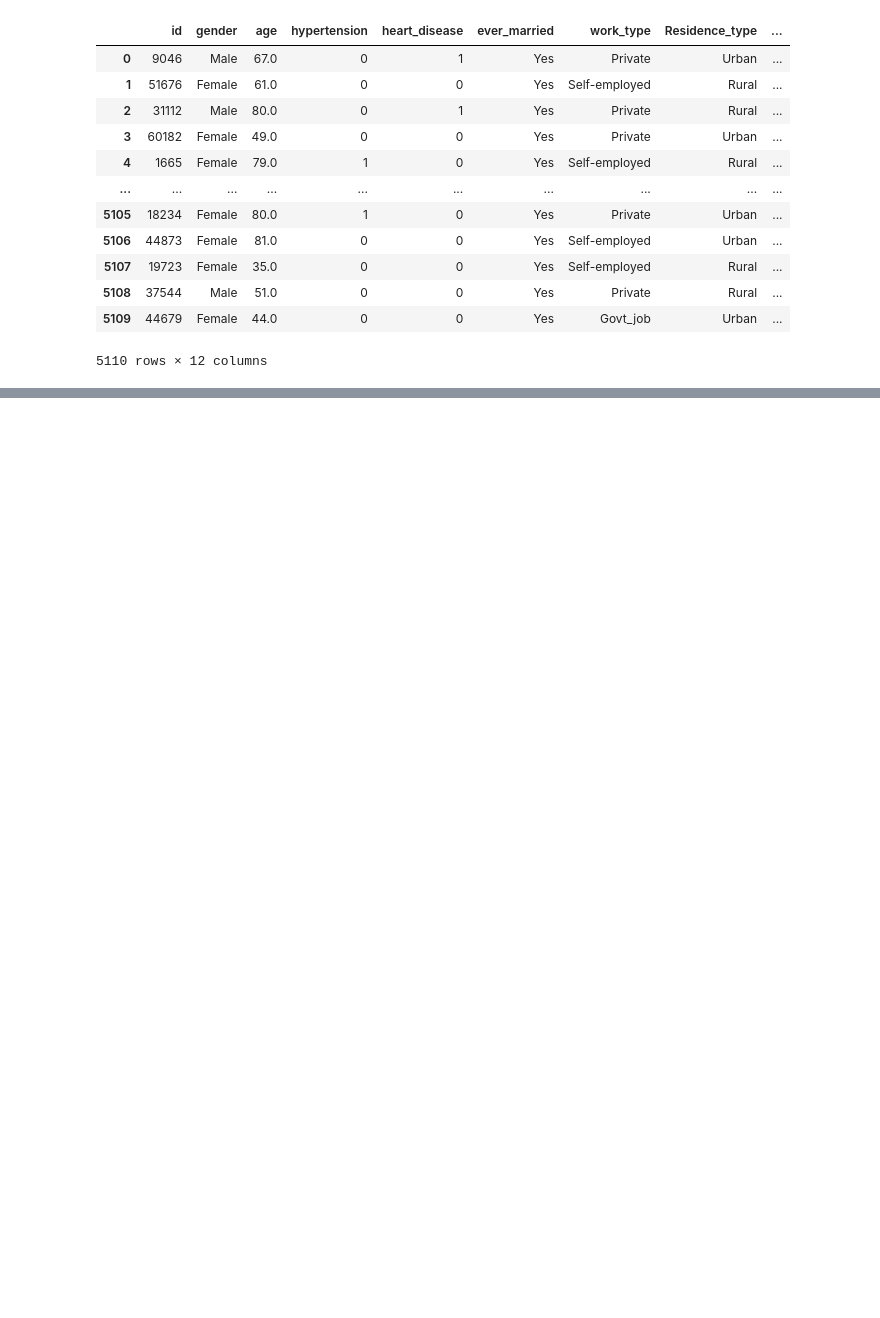
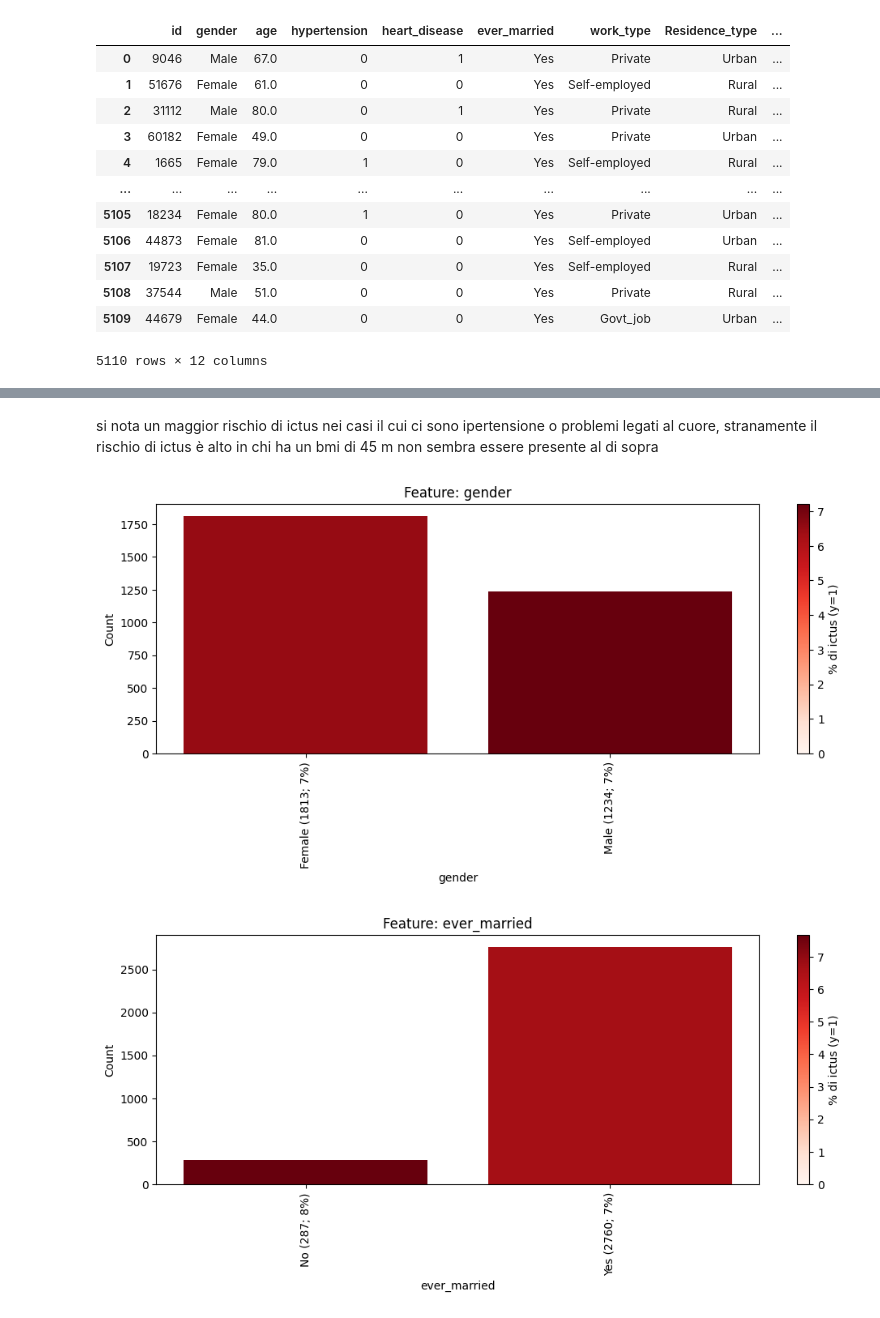
Before and after one commit to davidMarabottini/studio_data_science, a Jupyter notebook: 09-riduzione-dimensionalita/65.2-kernel-pca-on-stroke-dataset.ipynb, the cells around one changed output, grey strips where cells are left out. Saved outputs shown, nothing was run; the diff lists cells and outputs as text; code cells hidden in the pictures; blank space fills up the shorter version.

```diff
--- a/09-riduzione-dimensionalita/65.2-kernel-pca-on-stroke-dataset.ipynb
+++ b/09-riduzione-dimensionalita/65.2-kernel-pca-on-stroke-dataset.ipynb
@@ -40,0 +126,8 @@ y = stroke['stroke'].values
+# %% [markdown]
+si nota un maggior rischio di ictus nei casi il cui ci sono ipertensione o problemi legati al cuore, stranamente il rischio di ictus è alto in chi ha un bmi di 45 m non sembra essere presente al di sopra
+# %%
+for feature in categorical_features:
+    print_features_bar(X_elaborated, feature, y_elaborated, type='categorical')
+# %% [output]
+[figure, added]
+[figure, added]
```
Also changed, not shown: parts of 30 cells of this notebook.
